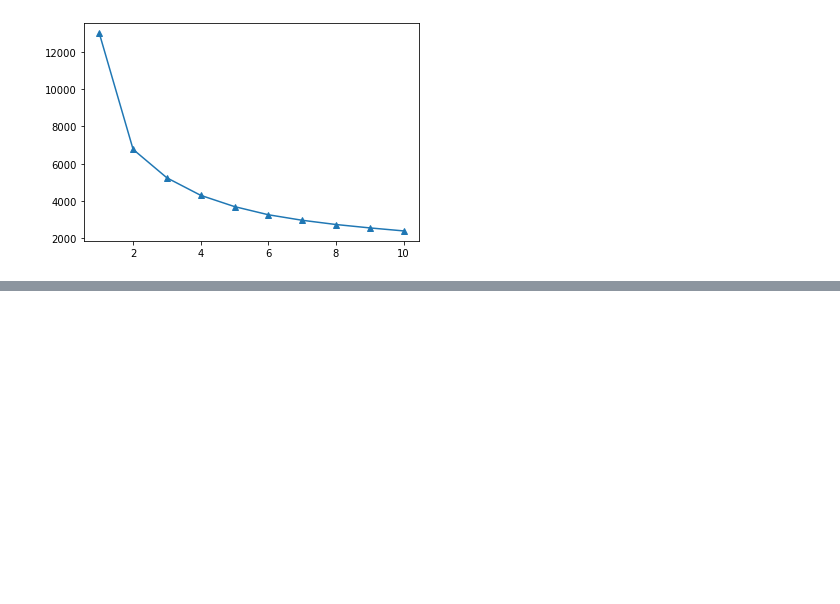
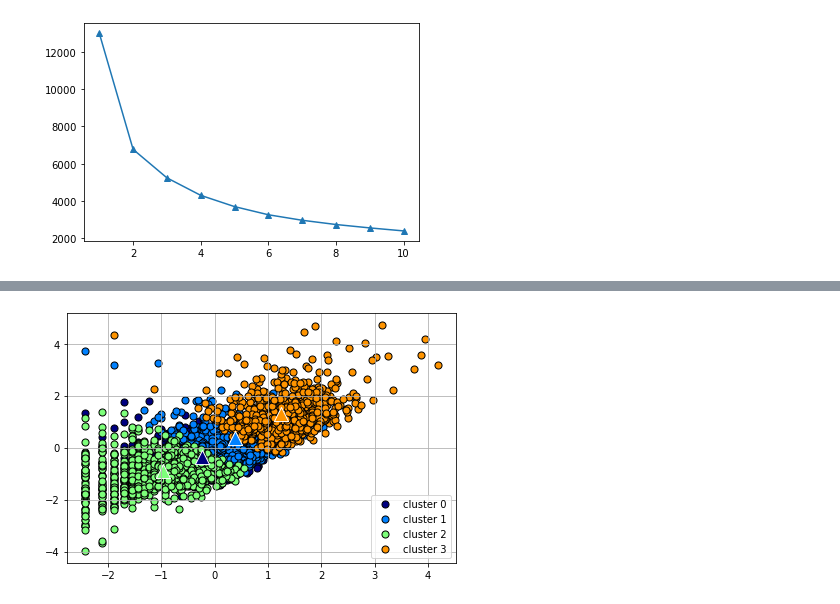
Before and after one commit to waldbear4/Python_2021, a Jupyter notebook: 20210624 KMEANS DBSCAN.ipynb, the cells around one changed output, grey strips where cells are left out. Cells and saved outputs as stored; diff of their text form; code cells hidden in the pictures; blank space fills up the shorter version.

```diff
--- a/20210624 KMEANS DBSCAN.ipynb
+++ b/20210624 KMEANS DBSCAN.ipynb
@@ -664,0 +766,4 @@ distortion 값을 구해보기위해
+# %%
+clusterScatter(4, X_s)
+# %% [output]
+[figure, added]
```
Also changed, not shown: parts of 14 cells of this notebook.
